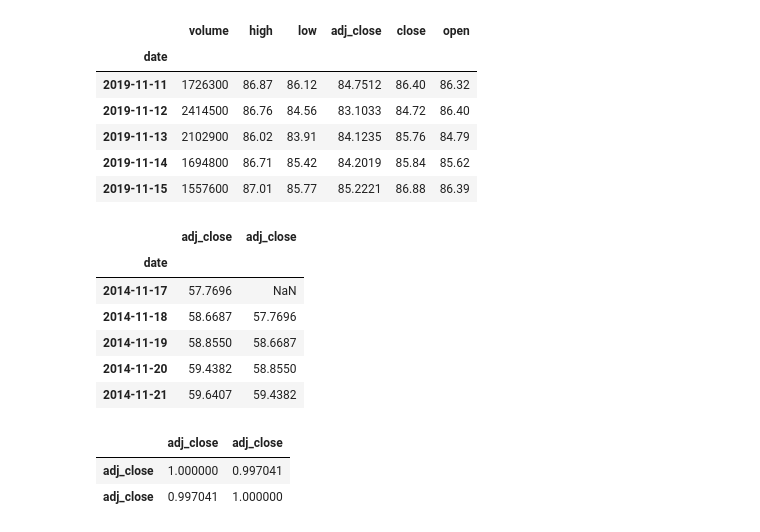
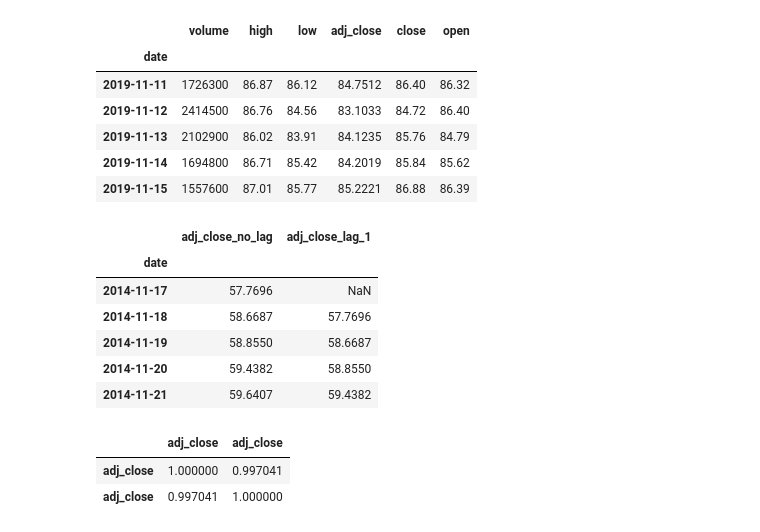
Before and after one commit to amitrani6/time-series-examples, a Jupyter notebook: Time_Series_Models_Examples.ipynb, the cells around one changed output. Saved outputs shown, nothing was run; the diff lists cells and outputs as text; code cells hidden in the pictures.

```diff
--- a/Time_Series_Models_Examples.ipynb
+++ b/Time_Series_Models_Examples.ipynb
@@ -303,21 +303,21 @@ vfc_data.tail()
 | 2019-11-13 | 2102900 | 86.02 | 83.91 | 84.1235 | 85.76 | 84.79 |
 | 2019-11-14 | 1694800 | 86.71 | 85.42 | 84.2019 | 85.84 | 85.62 |
 | 2019-11-15 | 1557600 | 87.01 | 85.77 | 85.2221 | 86.88 | 86.39 |
-# %%
-# extract prices at different lags
-vfc_data_unedited = vfc_data['adj_close']
-vfc_data_lag_1 = vfc_data_unedited.shift(periods = 1)
-
-vfc_data_lags = pd.concat([vfc_data_unedited, vfc_data_lag_1], axis = 1)
-vfc_data_lags.head()
-# %% [output]
-|  | adj_close | adj_close |
-| date |  |  |
-| 2014-11-17 | 57.7696 | NaN |
-| 2014-11-18 | 58.6687 | 57.7696 |
-| 2014-11-19 | 58.8550 | 58.6687 |
-| 2014-11-20 | 59.4382 | 58.8550 |
-| 2014-11-21 | 59.6407 | 59.4382 |
+# %%
+# extract prices at lag 1
+vfc_data.rename(columns={'adj_close': 'adj_close_no_lag'}, inplace=True)
+vfc_data = pd.DataFrame(vfc_data['adj_close_no_lag'])
+vfc_data['adj_close_lag_1'] = vfc_data_unedited.shift(periods = 1)
+
+vfc_data.head()
+# %% [output]
+|  | adj_close_no_lag | adj_close_lag_1 |
+| date |  |  |
+| 2014-11-17 | 57.7696 | NaN |
+| 2014-11-18 | 58.6687 | 57.7696 |
+| 2014-11-19 | 58.8550 | 58.6687 |
+| 2014-11-20 | 59.4382 | 58.8550 |
+| 2014-11-21 | 59.6407 | 59.4382 |
 # %%
 # View the correlation between the data
 vfc_data_lags.corr()
```
Also changed, not shown: parts of 2 cells of this notebook.
